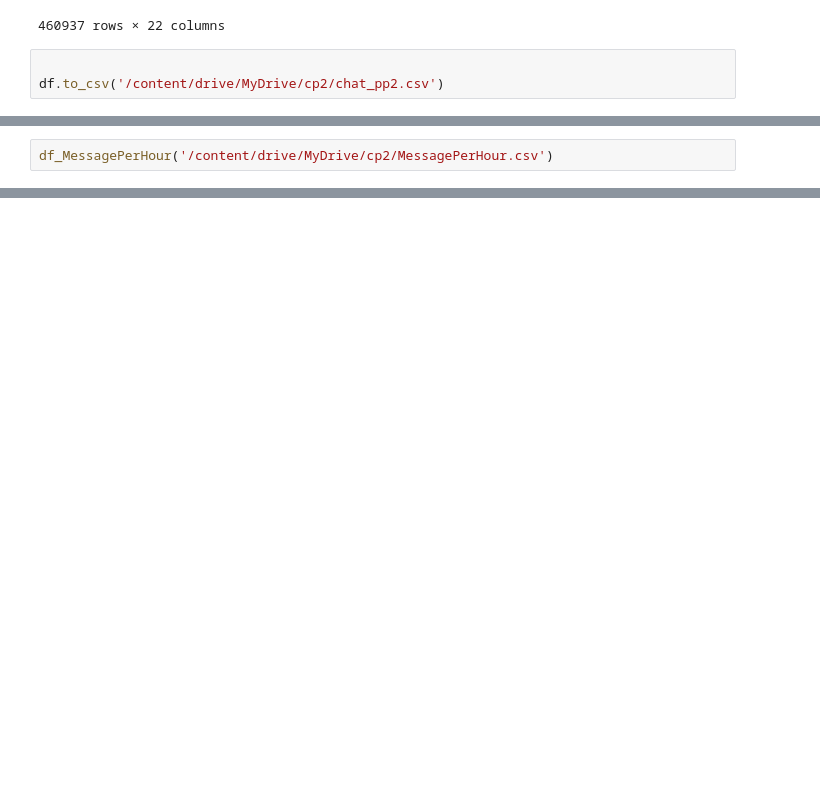
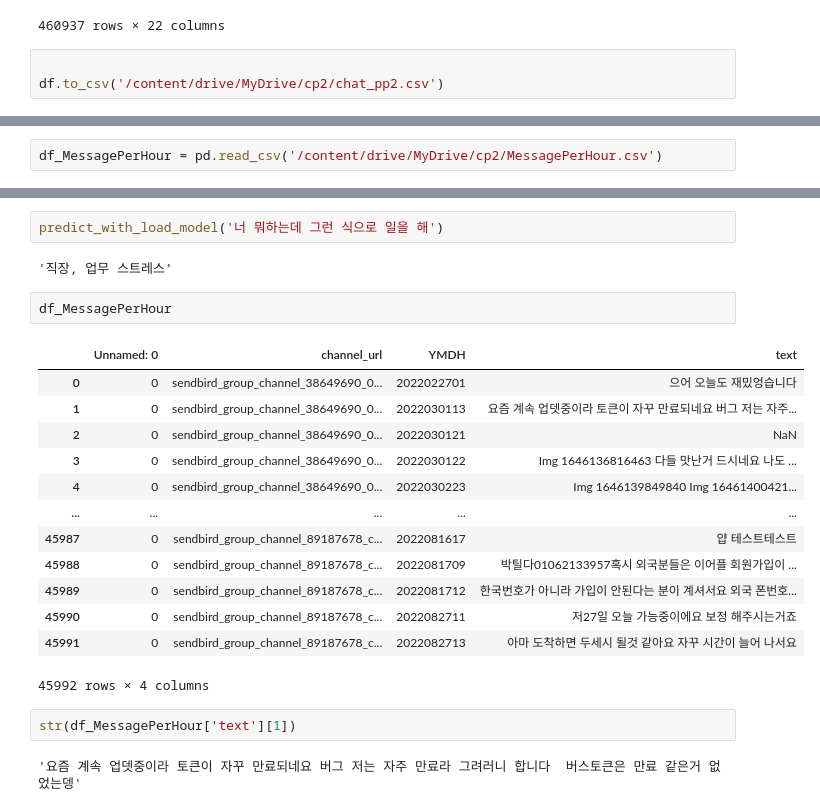
Before and after one commit to bhkwon89/Chat_analysis, a Jupyter notebook: cp2_sentiment_analysis.ipynb, the cells around one changed output, grey strips where cells are left out. Cells and saved outputs as stored; diff of their text form; blank space fills up the shorter version.

```diff
--- a/cp2_sentiment_analysis.ipynb
+++ b/cp2_sentiment_analysis.ipynb
@@ -103,2 +89,2 @@ KeyboardInterrupt: ignored
 # %%
-df_MessagePerHour('/content/drive/MyDrive/cp2/MessagePerHour.csv')
+df_MessagePerHour = pd.read_csv('/content/drive/MyDrive/cp2/MessagePerHour.csv')
@@ -104,0 +319,24 @@ df_MessagePerHour('/content/drive/MyDrive/cp2/MessagePerHour.csv')
+# %%
+predict_with_load_model('너 뭐하는데 그런 식으로 일을 해')
+# %% [output]
+'직장, 업무 스트레스'
+# %%
+df_MessagePerHour
+# %% [output]
+|  | Unnamed: 0 | channel_url | YMDH | text |
+| 0 | 0 | sendbird_group_channel_38649690_0... | 2022022701 | 으어 오늘도 재밌엉습니다 |
+| 1 | 0 | sendbird_group_channel_38649690_0... | 2022030113 | 요즘 계속 업뎃중이라 토큰이 자꾸 만료되네요 버그 저는 자주... |
+| 2 | 0 | sendbird_group_channel_38649690_0... | 2022030121 | NaN |
+| 3 | 0 | sendbird_group_channel_38649690_0... | 2022030122 | Img 1646136816463 다들 맛난거 드시네요 나도 ... |
+| 4 | 0 | sendbird_group_channel_38649690_0... | 2022030223 | Img 1646139849840 Img 16461400421... |
+| ... | ... | ... | ... | ... |
+| 45987 | 0 | sendbird_group_channel_89187678_c... | 2022081617 | 얍 테스트테스트 |
+| 45988 | 0 | sendbird_group_channel_89187678_c... | 2022081709 | 박틸다01062133957혹시 외국분들은 이어플 회원가입이 ... |
+| 45989 | 0 | sendbird_group_channel_89187678_c... | 2022081712 | 한국번호가 아니라 가입이 안된다는 분이 계셔서요 외국 폰번호... |
+| 45990 | 0 | sendbird_group_channel_89187678_c... | 2022082711 | 저27일 오늘 가능중이에요 보정 해주시는거죠 |
+| 45991 | 0 | sendbird_group_channel_89187678_c... | 2022082713 | 아마 도착하면 두세시 될것 같아요 자꾸 시간이 늘어 나서요 |
+45992 rows × 4 columns
+# %%
+str(df_MessagePerHour['text'][1])
+# %% [output]
+'요즘 계속 업뎃중이라 토큰이 자꾸 만료되네요 버그 저는 자주 만료라 그려러니 합니다  버스토큰은 만료 같은거 없었는뎅'
```
Also changed, not shown: parts of 18 cells of this notebook.
